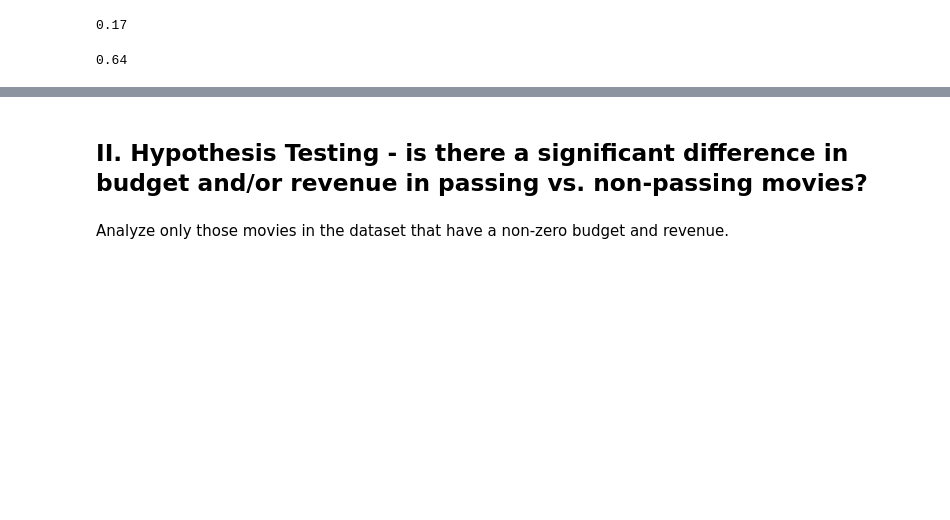
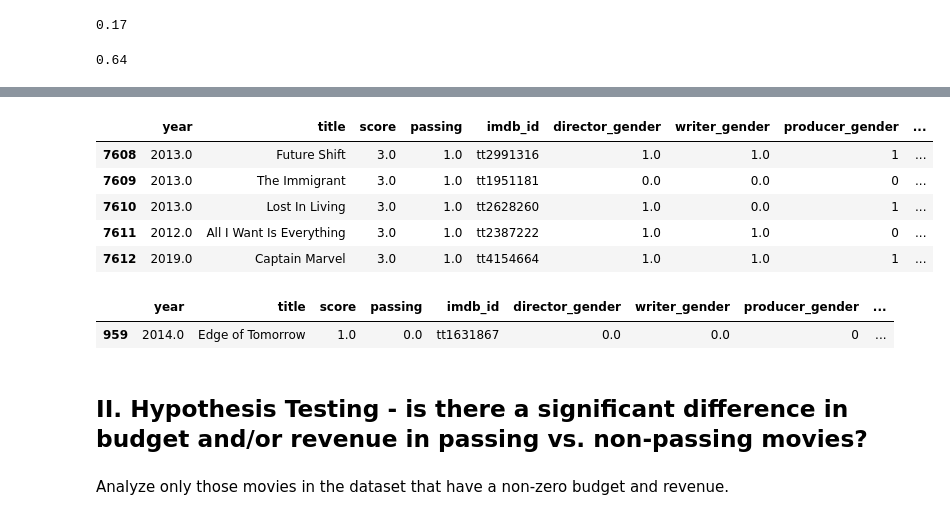
Before and after one commit to MagicMilly/women-in-film-analysis-dashboard, a Jupyter notebook: data_analysis.ipynb, the cells around one changed output, grey strips where cells are left out. Saved outputs shown, nothing was run; the diff lists cells and outputs as text; code cells hidden in the pictures; blank space fills up the shorter version.

```diff
--- a/data_analysis.ipynb
+++ b/data_analysis.ipynb
@@ -300,0 +310,18 @@ round(((0.57 * 0.19) / 0.17),2)
+# %%
+# re-name, re-order columns, save as new csv
+# df.drop(columns=['exec_gender'],inplace=True)
+# df.head()
+df.rename({'new_producer_vals': 'producer_gender', 'new_overall_gender': 'overall_gender'}, axis=1, inplace=True)
+# %%
+new_col_order = ['year', 'title', 'score', 'passing', 'imdb_id', 'director_gender', 'writer_gender', 'producer_gender', \
+                'overall_gender', 'budget', 'revenue']
+df = df[new_col_order]
+# %%
+df.tail()
+# %% [output]
+|  | year | title | score | passing | imdb_id | director_gender | writer_gender | producer_gender | ... |
+| 7608 | 2013.0 | Future Shift | 3.0 | 1.0 | tt2991316 | 1.0 | 1.0 | 1 | ... |
+| 7609 | 2013.0 | The Immigrant | 3.0 | 1.0 | tt1951181 | 0.0 | 0.0 | 0 | ... |
+| 7610 | 2013.0 | Lost In Living | 3.0 | 1.0 | tt2628260 | 1.0 | 0.0 | 1 | ... |
+| 7611 | 2012.0 | All I Want Is Everything | 3.0 | 1.0 | tt2387222 | 1.0 | 1.0 | 0 | ... |
+| 7612 | 2019.0 | Captain Marvel | 3.0 | 1.0 | tt4154664 | 1.0 | 1.0 | 1 | ... |
@@ -301,3 +330,8 @@ round(((0.57 * 0.19) / 0.17),2)
+# %%
+df.query("imdb_id == 'tt1631867'")
+# %% [output]
+|  | year | title | score | passing | imdb_id | director_gender | writer_gender | producer_gender | ... |
+| 959 | 2014.0 | Edge of Tomorrow | 1.0 | 0.0 | tt1631867 | 0.0 | 0.0 | 0 | ... |
 # %% [markdown]
 ## II. Hypothesis Testing - is there a significant difference in budget and/or revenue in passing vs. non-passing movies?
 # %% [markdown]
```
Also changed, not shown: parts of 2 cells of this notebook, 2 other files.
